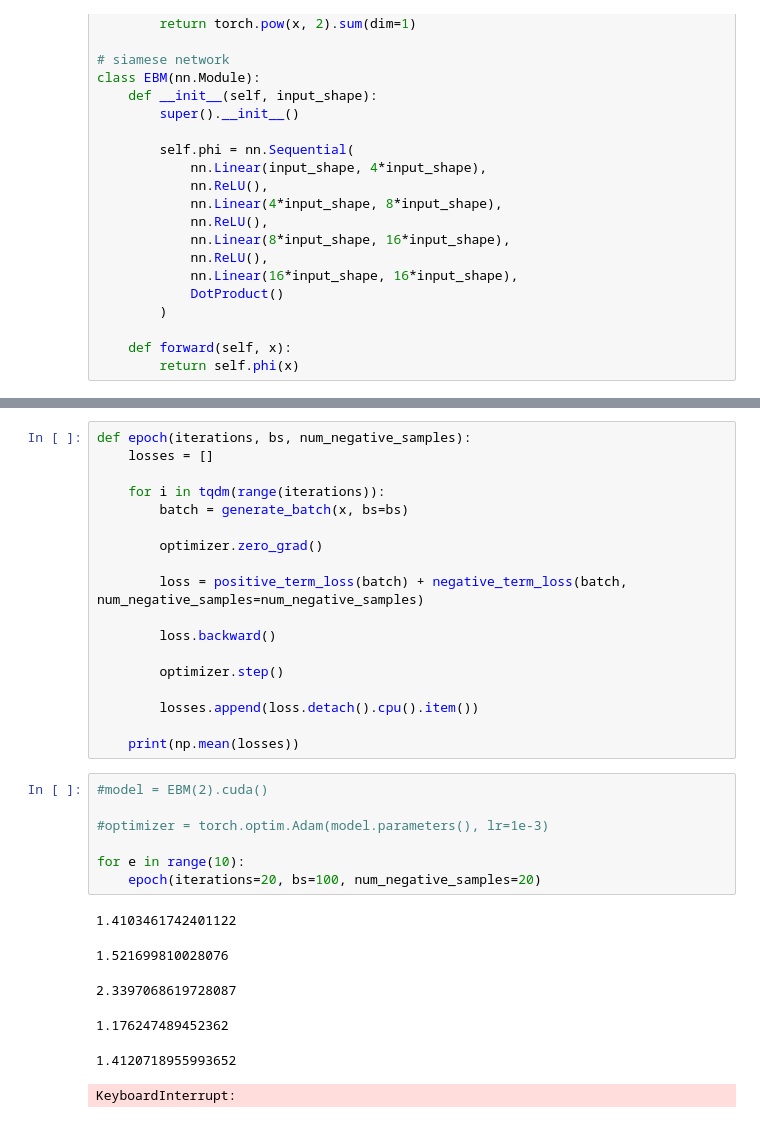
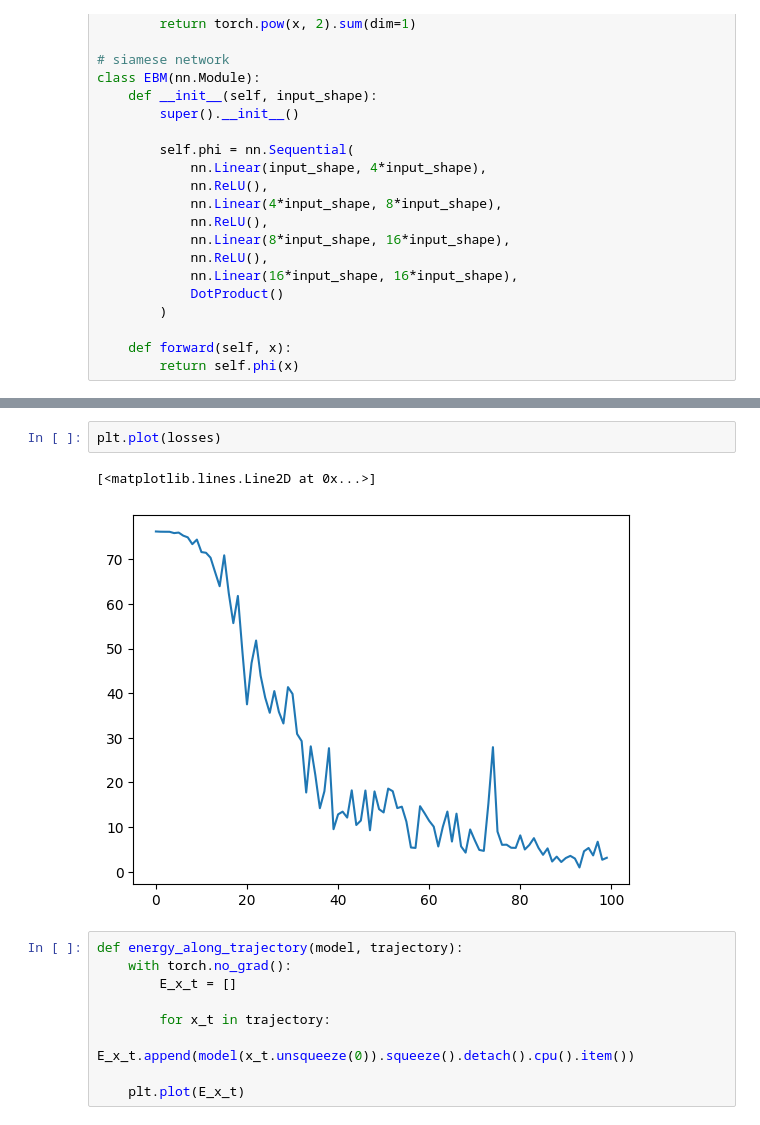
Before and after one commit to abhi-iyer/lyapunov_ebms, a Jupyter notebook: train.ipynb, the cells around one changed output, grey strips where cells are left out. Drawn from its saved outputs; the diff is of its cells as text.

```diff
--- a/train.ipynb
+++ b/train.ipynb
@@ -84,32 +114,14 @@ def negative_term_loss(batch, num_negative_samples):
-# %%
-def epoch(iterations, bs, num_negative_samples):
-    losses = []
-
-    for i in tqdm(range(iterations)):
-        batch = generate_batch(x, bs=bs)
-
-        optimizer.zero_grad()
-
-        loss = positive_term_loss(batch) + negative_term_loss(batch, num_negative_samples=num_negative_samples)
-
-        loss.backward()
-
-        optimizer.step()
-
-        losses.append(loss.detach().cpu().item())
-
-    print(np.mean(losses))
-# %%
-#model = EBM(2).cuda()
-
-#optimizer = torch.optim.Adam(model.parameters(), lr=1e-3)
-
-for e in range(10):
-    epoch(iterations=20, bs=100, num_negative_samples=20)
-# %% [output]
-1.4103461742401122
-1.521699810028076
-2.3397068619728087
-1.176247489452362
-1.4120718955993652
-KeyboardInterrupt:
+# %%
+plt.plot(losses)
+# %% [output]
+[<matplotlib.lines.Line2D at 0x...>]
+[figure, added]
+# %%
+def energy_along_trajectory(model, trajectory):
+    with torch.no_grad():
+        E_x_t = []
+
+        for x_t in trajectory:
+            E_x_t.append(model(x_t.unsqueeze(0)).squeeze().detach().cpu().item())
+
+    plt.plot(E_x_t)
```
Also changed, not shown: parts of 7 cells of this notebook, 1 other file.
